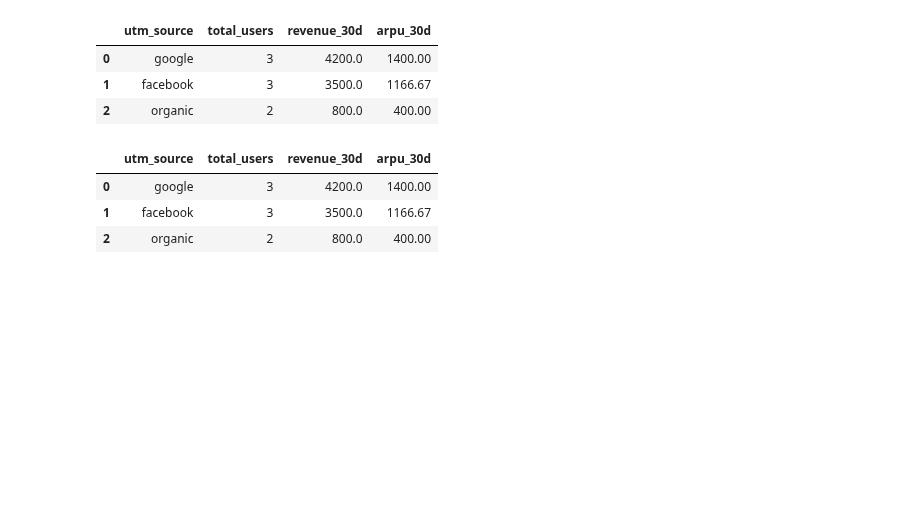
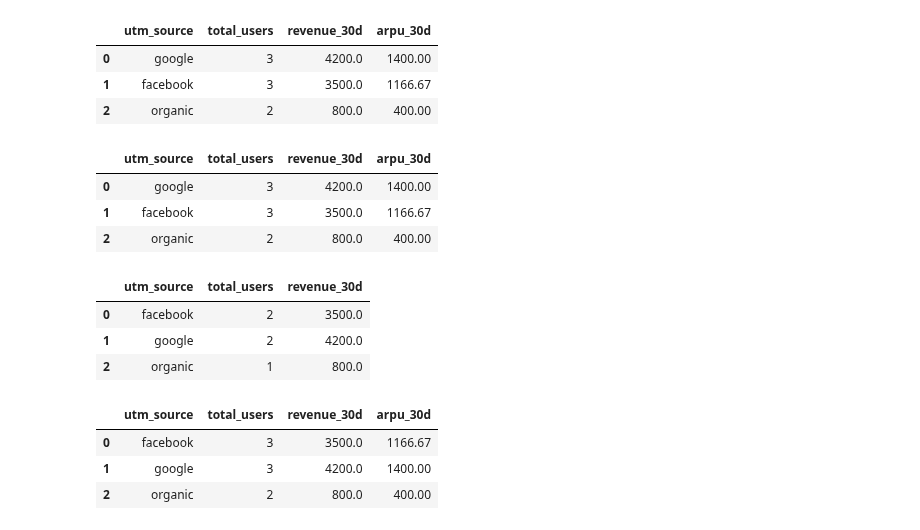
Before and after one commit to Praldmur/Tasks, a Jupyter notebook: simulator_sql.ipynb, the cells around one changed output. Drawn from its saved outputs; the diff is of its cells as text; code cells hidden in the pictures; blank space fills up the shorter version.

```diff
--- a/simulator_sql.ipynb
+++ b/simulator_sql.ipynb
@@ -1014,3 +1014,31 @@ result
 | 0 | google | 3 | 4200.0 | 1400.00 |
 | 1 | facebook | 3 | 3500.0 | 1166.67 |
 | 2 | organic | 2 | 800.0 | 400.00 |
+# %%
+df = users.merge(orders, how='left')
+df['amount'] = df['amount'].fillna(0)
+df = df[df['order_date'] <= df['signup_date'] + pd.Timedelta(days=30)]
+df.groupby('utm_source', as_index=False).agg(total_users=('user_id', 'nunique'), revenue_30d=('amount', 'sum'))
+# %% [output]
+|  | utm_source | total_users | revenue_30d |
+| 0 | facebook | 2 | 3500.0 |
+| 1 | google | 2 | 4200.0 |
+| 2 | organic | 1 | 800.0 |
+# %%
+df = pd.merge(users, orders, on='user_id', how='left')
+mask = (df['order_date'] <= df['signup_date'] + pd.Timedelta(days=30))
+df.loc[~mask, 'amount'] = 0
+user_revenue = df.groupby(['utm_source', 'user_id'])['amount'].sum().reset_index()
+user_revenue.rename(columns={'amount': 'revenue'}, inplace=True)
+result = user_revenue.groupby('utm_source').agg(
+    total_users=('user_id', 'count'),
+    revenue_30d=('revenue', 'sum'),
+    arpu_30d=('revenue', 'mean')
+).reset_index()
+result['arpu_30d'] = result['arpu_30d'].round(2)
+result
+# %% [output]
+|  | utm_source | total_users | revenue_30d | arpu_30d |
+| 0 | facebook | 3 | 3500.0 | 1166.67 |
+| 1 | google | 3 | 4200.0 | 1400.00 |
+| 2 | organic | 2 | 800.0 | 400.00 |
```
Also changed, not shown: parts of 3 cells of this notebook.
